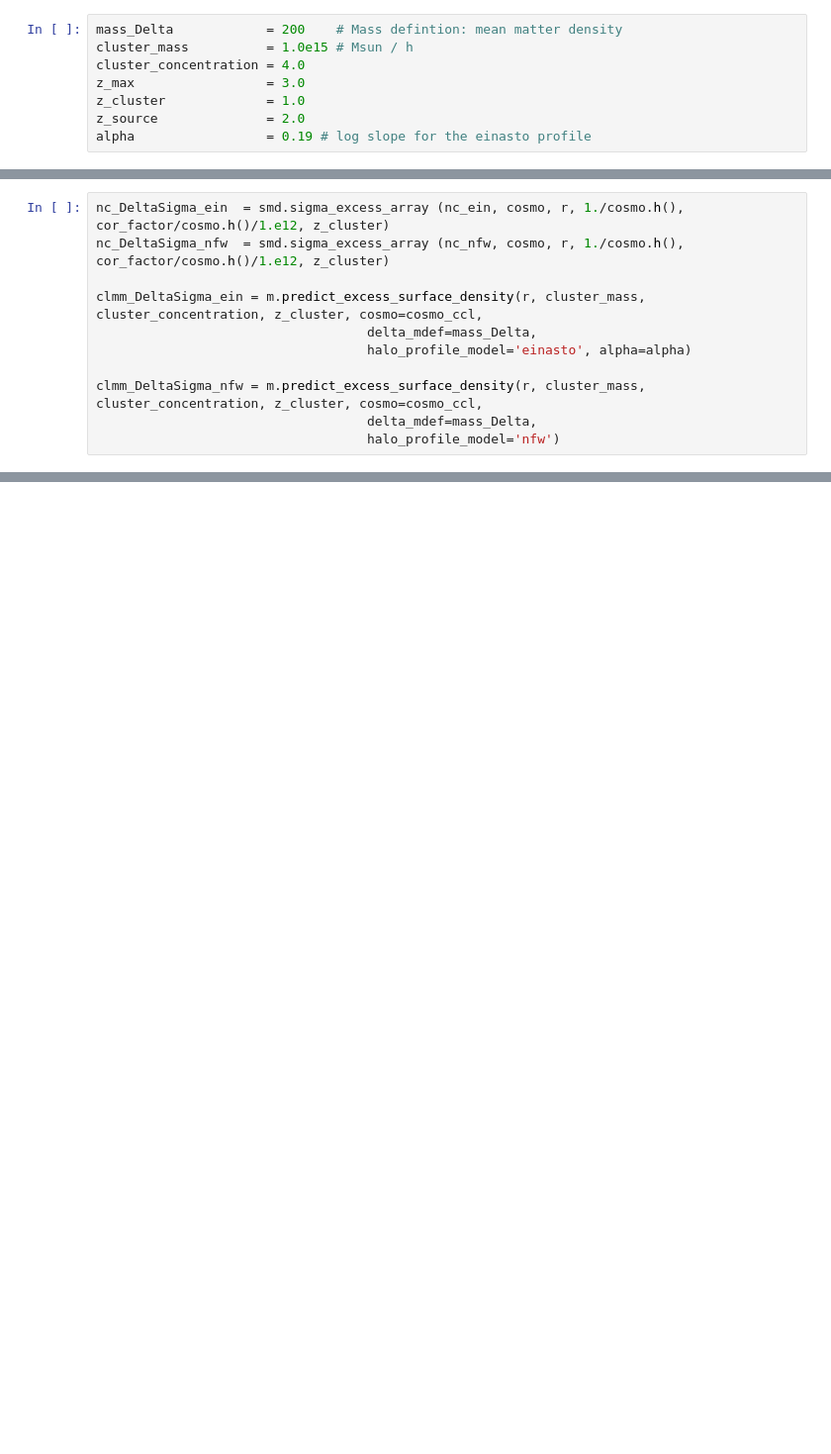
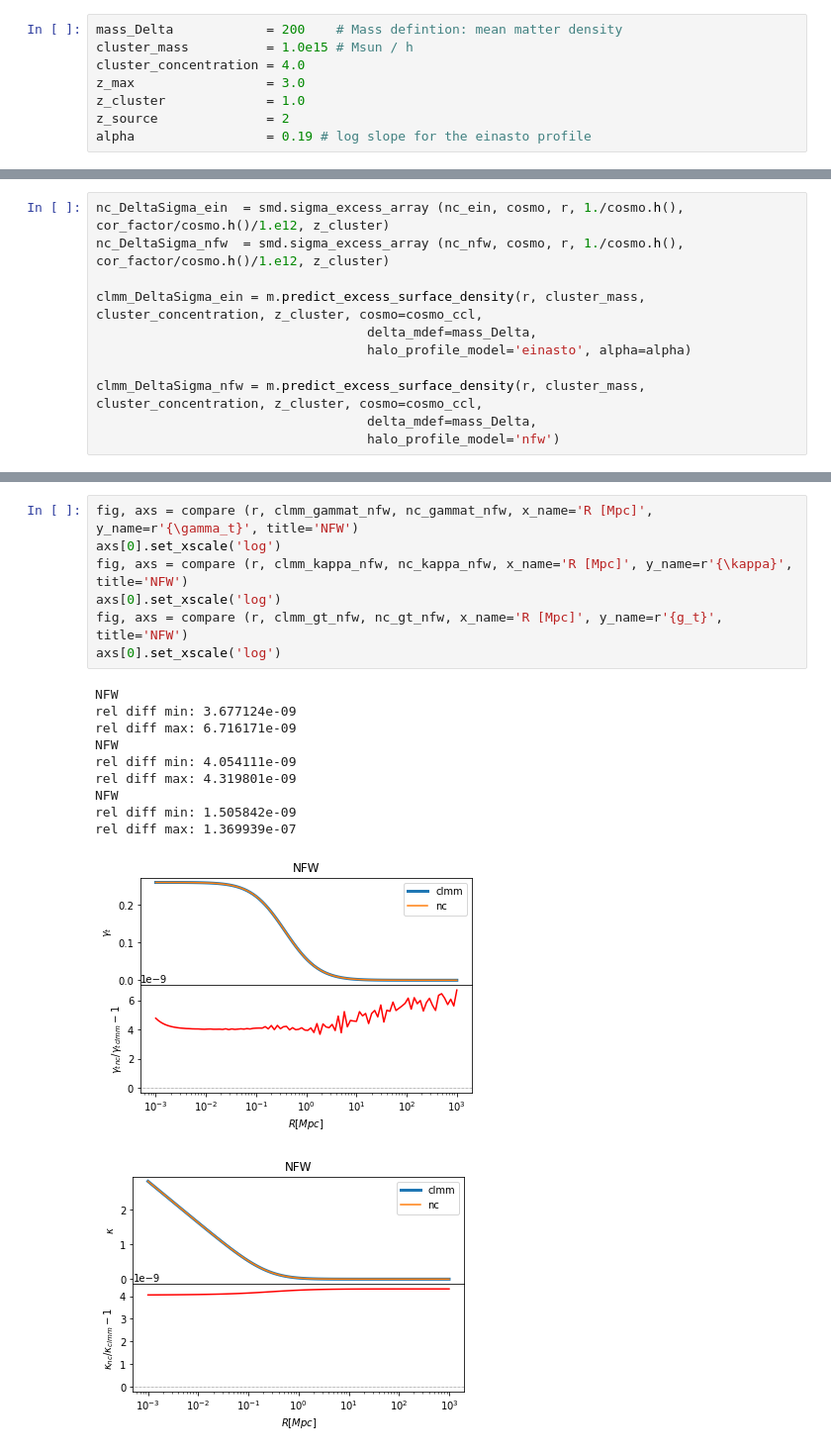
Before and after one commit to tguillemLSST/CLMM, a Jupyter notebook: examples/clmm_numcosmo_einasto.ipynb, the cells around one changed output, grey strips where cells are left out. Shown: that part at 99% size. Drawn from its saved outputs; the diff is of its cells as text; blank space fills up the shorter version.

```diff
--- a/examples/clmm_numcosmo_einasto.ipynb
+++ b/examples/clmm_numcosmo_einasto.ipynb
@@ -21,5 +22,5 @@ cluster_mass          = 1.0e15 # Msun / h
 cluster_concentration = 4.0
 z_max                 = 3.0
 z_cluster             = 1.0
-z_source              = 2.0
+z_source              = 2
 alpha                 = 0.19 # log slope for the einasto profile
@@ -142,0 +195,19 @@ Text(0, 0.5, 'DeltaSigma relative difference')
+# %%
+fig, axs = compare (r, clmm_gammat_nfw, nc_gammat_nfw, x_name='R [Mpc]', y_name=r'{\gamma_t}', title='NFW')
+axs[0].set_xscale('log')
+fig, axs = compare (r, clmm_kappa_nfw, nc_kappa_nfw, x_name='R [Mpc]', y_name=r'{\kappa}', title='NFW')
+axs[0].set_xscale('log')
+fig, axs = compare (r, clmm_gt_nfw, nc_gt_nfw, x_name='R [Mpc]', y_name=r'{g_t}', title='NFW')
+axs[0].set_xscale('log')
+# %% [output]
+NFW
+rel diff min: 3.677124e-09
+rel diff max: 6.716171e-09
+NFW
+rel diff min: 4.054111e-09
+rel diff max: 4.319801e-09
+NFW
+rel diff min: 1.505842e-09
+rel diff max: 1.369939e-07
+[figure, added]
+[figure, added]
```
Also changed, not shown: parts of 14 cells of this notebook, 1 other file.
